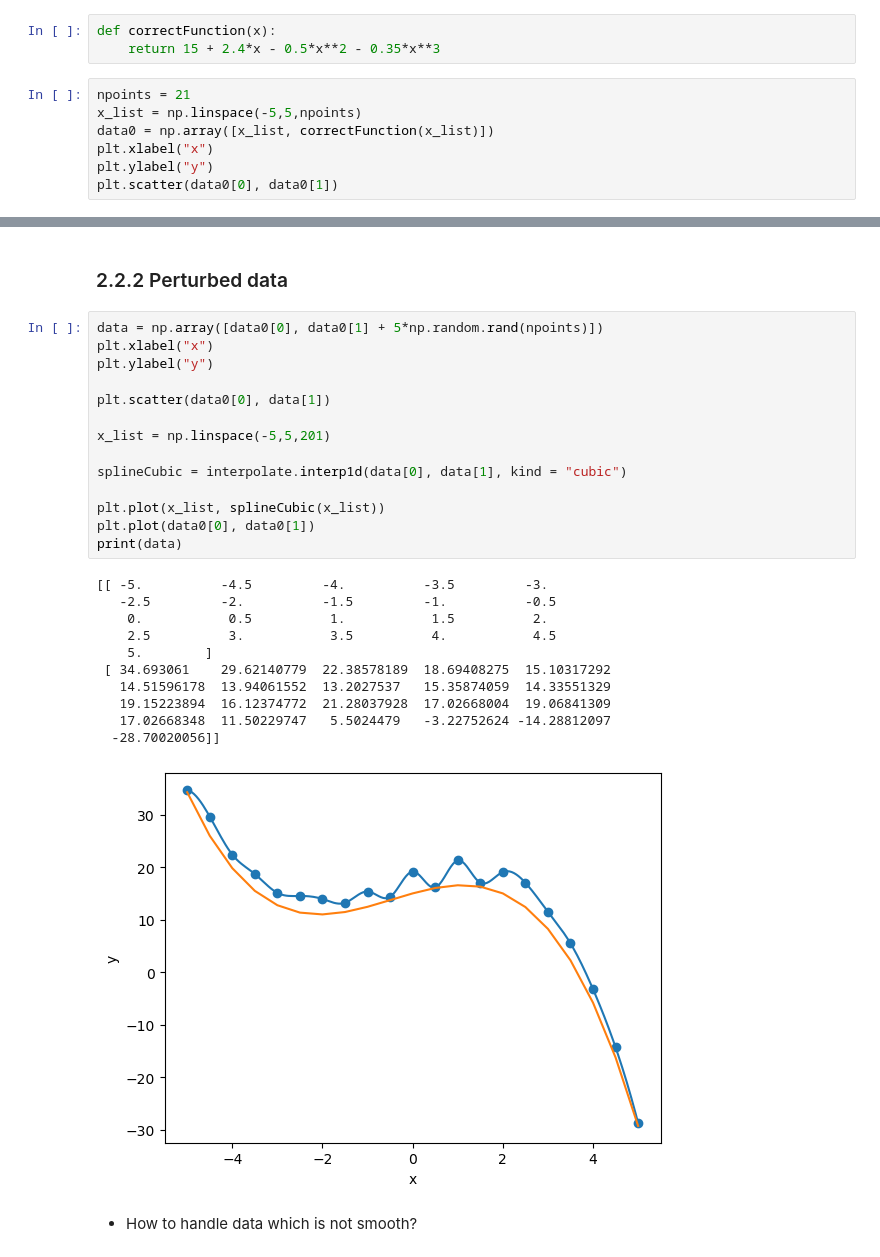
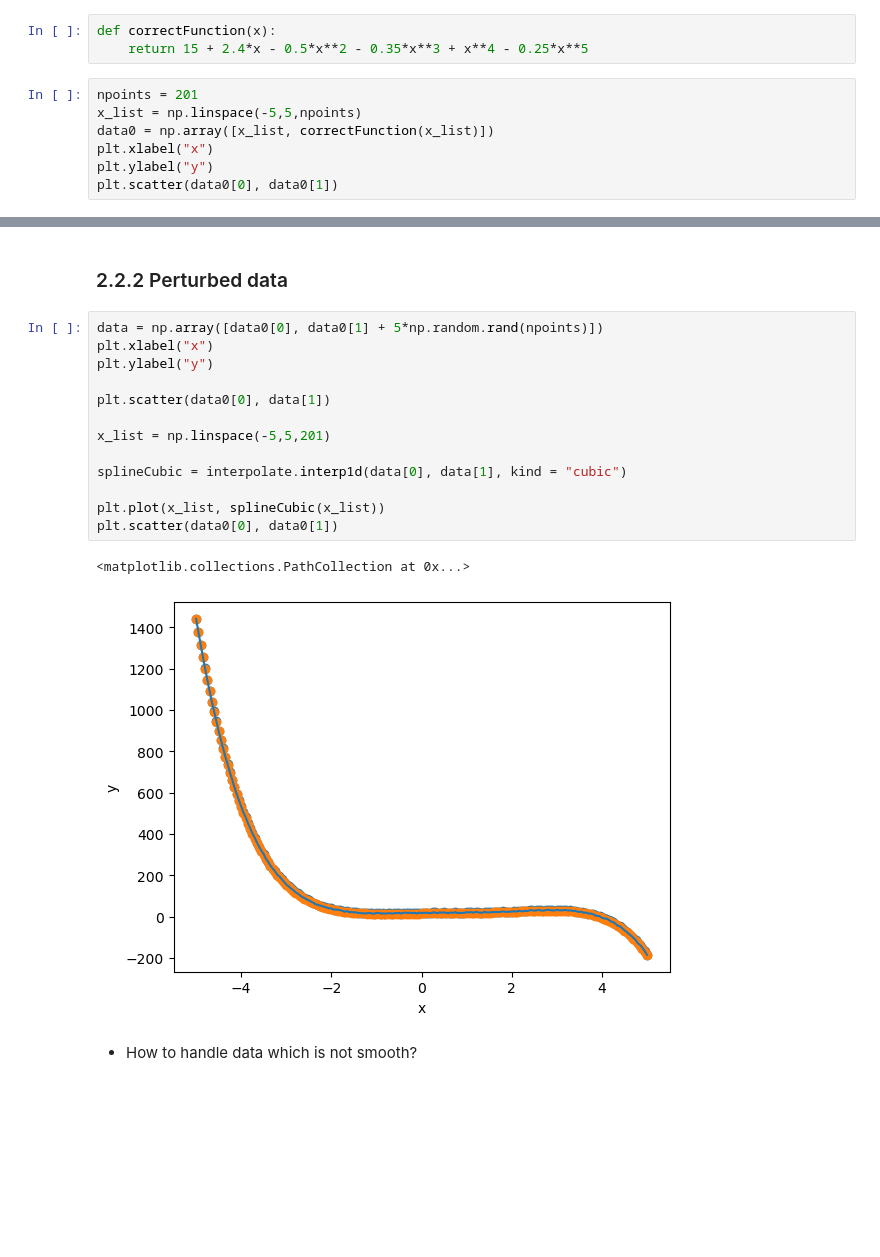
Before and after one commit to Alverd02/Computational-Physics, a Jupyter notebook: Series expansion, interpolation and data fitting/03_Interpolation_template.ipynb, the cells around one changed output, grey strips where cells are left out. Cells and saved outputs as stored; diff of their text form; blank space fills up the shorter version.

Commit message:
Series expansion, interpolation and data fitting.

```diff
--- a/Series expansion, interpolation and data fitting/03_Interpolation_template.ipynb
+++ b/Series expansion, interpolation and data fitting/03_Interpolation_template.ipynb
@@ -171,9 +171,9 @@ plt.scatter(x, func(x))
 ### 2.1 Generate data points
 # %%
 def correctFunction(x):
-    return 15 + 2.4*x - 0.5*x**2 - 0.35*x**3
+    return 15 + 2.4*x - 0.5*x**2 - 0.35*x**3 + x**4 - 0.25*x**5
 # %%
-npoints = 21
+npoints = 201
 x_list = np.linspace(-5,5,npoints)
 data0 = np.array([x_list, correctFunction(x_list)])
 plt.xlabel("x")
@@ -268,29 +258,19 @@ plt.plot(x_list, splineCubic0(x_list))
 # %%
 data = np.array([data0[0], data0[1] + 5*np.random.rand(npoints)])
 plt.xlabel("x")
 plt.ylabel("y")
 
 plt.scatter(data0[0], data[1])
 
 x_list = np.linspace(-5,5,201)
 
 splineCubic = interpolate.interp1d(data[0], data[1], kind = "cubic")
 
 plt.plot(x_list, splineCubic(x_list))
-plt.plot(data0[0], data0[1])
-print(data)
+plt.scatter(data0[0], data0[1])
 # %% [output]
-[[ -5.          -4.5         -4.          -3.5         -3.
-   -2.5         -2.          -1.5         -1.          -0.5
-    0.           0.5          1.           1.5          2.
-    2.5          3.           3.5          4.           4.5
-    5.        ]
- [ 34.693061    29.62140779  22.38578189  18.69408275  15.10317292
-   14.51596178  13.94061552  13.2027537   15.35874059  14.33551329
-   19.15223894  16.12374772  21.28037928  17.02668004  19.06841309
-   17.02668348  11.50229747   5.5024479   -3.22752624 -14.28812097
-  -28.70020056]]
+<matplotlib.collections.PathCollection at 0x...>
-[figure, old version]
+[figure, new version]
 # %% [markdown]
 - How to handle data which is not smooth?
 # %%
```
Also changed, not shown: parts of 22 cells of this notebook.
